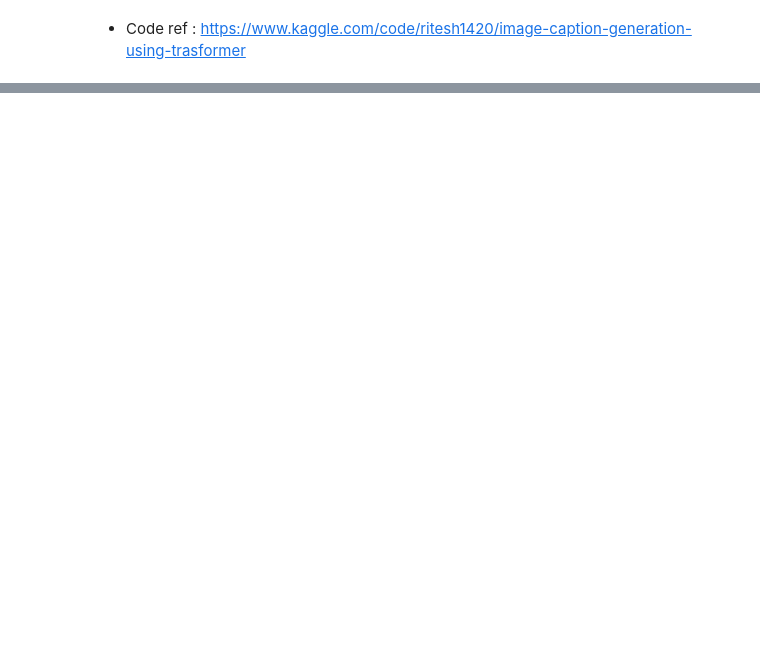
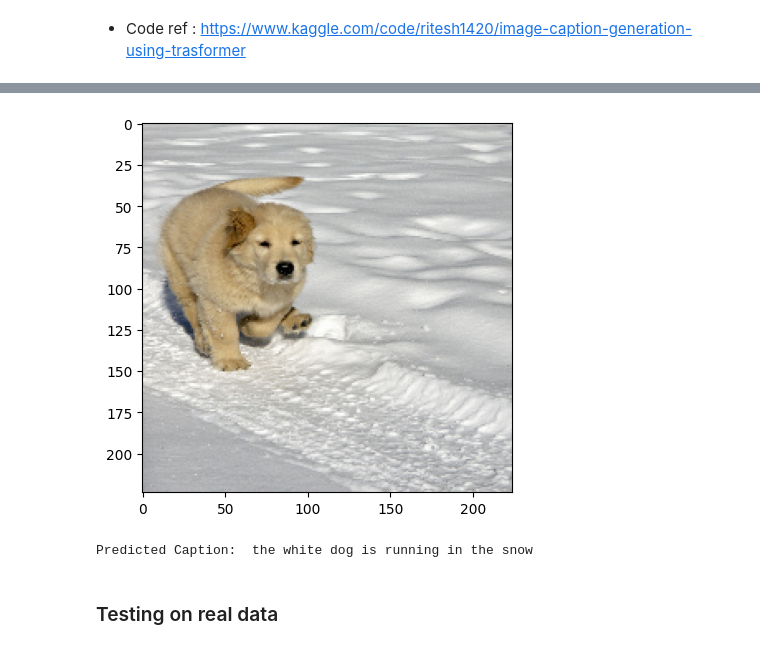
Before and after one commit to hji1014/HJI_Deep-Learning, a Jupyter notebook: 01_Tensorflow_2.x/06_Basic_NIC-with-Transformer/01_Basic_NIC+Transformer.ipynb, the cells around one changed output, grey strips where cells are left out. Drawn from its saved outputs; the diff is of its cells as text; code cells hidden in the pictures; blank space fills up the shorter version.

```diff
--- a/01_Tensorflow_2.x/06_Basic_NIC-with-Transformer/01_Basic_NIC+Transformer.ipynb
+++ b/01_Tensorflow_2.x/06_Basic_NIC-with-Transformer/01_Basic_NIC+Transformer.ipynb
@@ -16,0 +623,7 @@
+# %%
+generate_caption()
+# %% [output]
+[figure, added]
+Predicted Caption:  the white dog is running in the snow
+# %% [markdown]
+### Testing on real data
```
Also changed, not shown: parts of 26 cells of this notebook.
